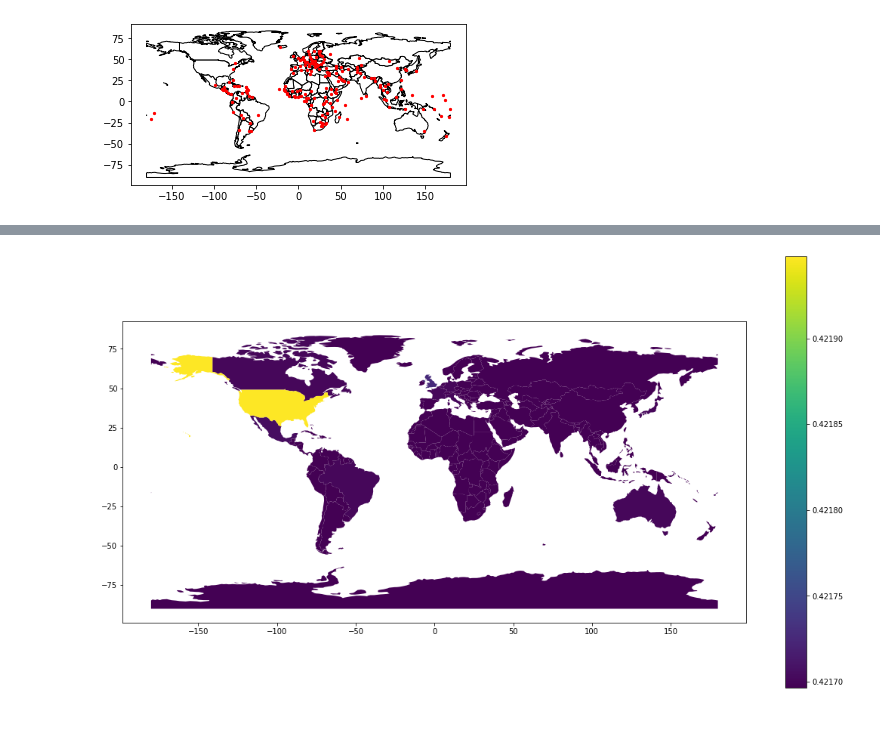
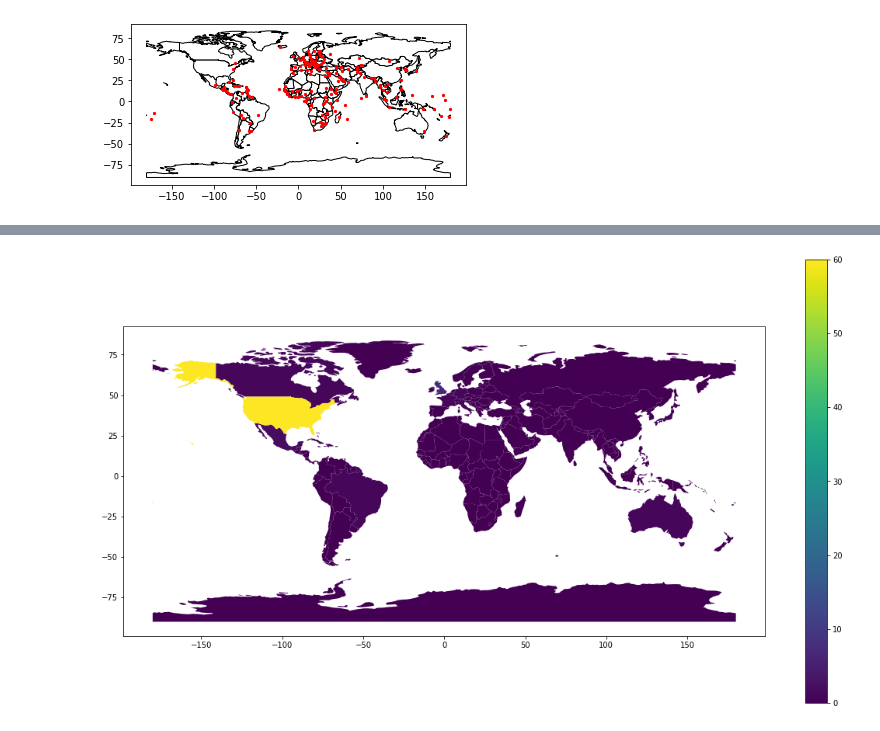
Before and after one commit to 97emilylc/97emilylc.github.io, a Jupyter notebook: Maps of Highest Grossing Films.ipynb, the cells around one changed output, grey strips where cells are left out. Saved outputs shown, nothing was run; the diff lists cells and outputs as text; code cells hidden in the pictures.

```diff
--- a/Maps of Highest Grossing Films.ipynb
+++ b/Maps of Highest Grossing Films.ipynb
@@ -91,4 +78,4 @@ new_df.head()
 # %%
 new_df = df.groupby(['Country']).count()
 new_df = new_df.reset_index()
-new_df = world.merge(new_df,how='left', left_on='name', right_on='Country').drop(["Country", "Setting", "Title"], axis = 1)
+new_df = world.merge(new_df,how='left', left_on='name', right_on='Country').drop(["Country", "Period", "Title"], axis = 1)
@@ -114,7 +111,7 @@ Name: Period, Length: 177, dtype: float64
 # %%
 new_df=new_df.fillna(0)
 # %%
-new_df["Period"] = (1/(new_df["Period"]))
+new_df["Period"] = (np.e**(new_df["Setting"]))
 # %%
 new_df.head()
 # %% [output]
@@ -127,11 +124,11 @@ new_df.head()
 # %%
 fig, ax = plt.subplots(1, 1)
 
-new_df.plot(column='Period',
+new_df.plot(column='Setting',
             ax=ax,
             legend=True,
             legend_kwds={'label': "Population by Country",
                         'orientation': "horizontal"})
 fig.set_size_inches(18.5, 10.5, forward=True)
 # %% [output]
-[figure, old version]
+[figure, new version]
```
Also changed, not shown: parts of 13 cells of this notebook.
